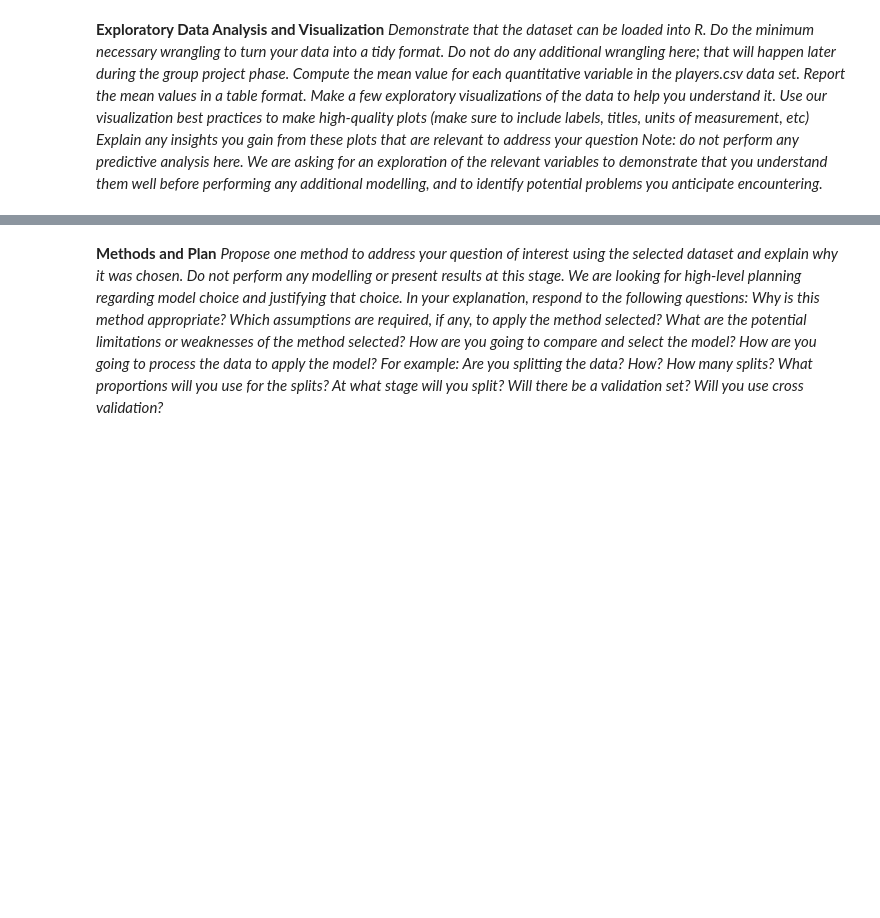
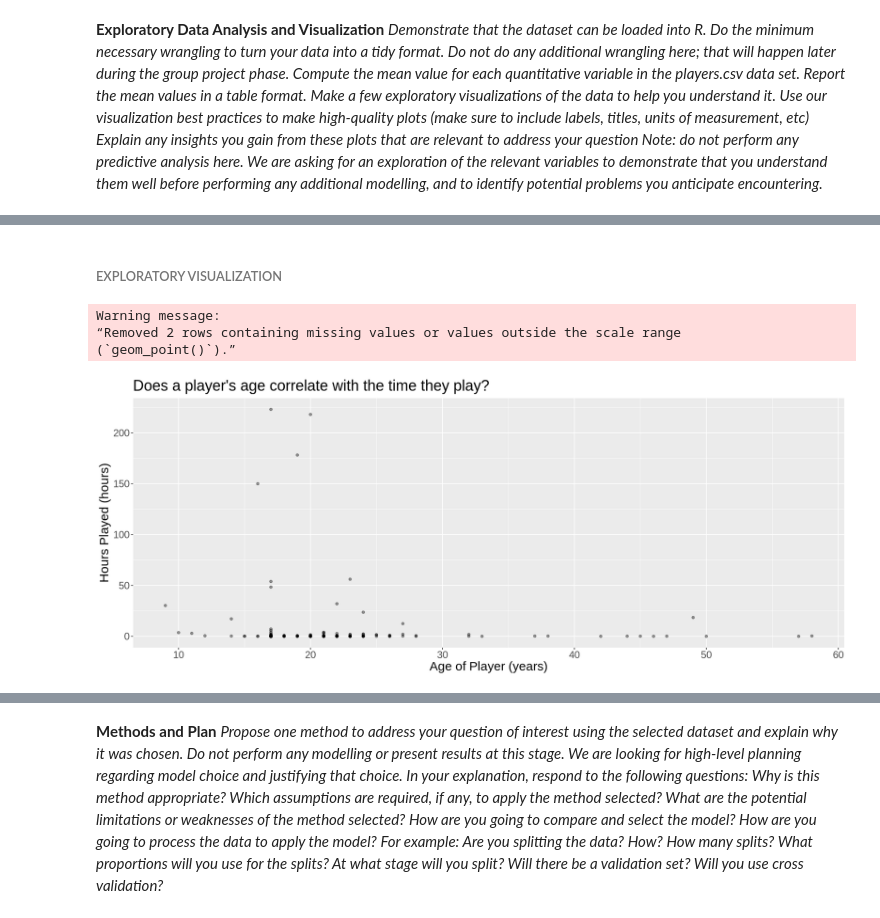
Before and after one commit to vicky-nak/Individual-Planning-Report, a Jupyter notebook: Individual Planning Report/Individual Planning Report.ipynb, the cells around one changed output, grey strips where cells are left out. Saved outputs shown, nothing was run; the diff lists cells and outputs as text; code cells hidden in the pictures; blank space fills up the shorter version.

Commit message:
Tidy data and First Exploratory Plot
Discussed why the dataset is already tidy and calculated the mean values of the quantitative values. Created a scatterplot comparing age vs. played_hours.

```diff
--- a/Individual Planning Report/Individual Planning Report.ipynb
+++ b/Individual Planning Report/Individual Planning Report.ipynb
@@ -110,0 +125,17 @@ Note: do not perform any predictive analysis here. We are asking for an explorat
+# %% [markdown]
+###### EXPLORATORY VISUALIZATION
+# %%
+# A scatterplot showing the relationship between age and hours players
+options(repr.plot.width = 15, repr.plot.height = 6)
+age_vs_played_hours <- players |>
+    ggplot(aes(x = Age, y = played_hours)) +
+           geom_point(alpha = 0.4) +
+           labs(x = "Age of Player (years)", y = "Hours Played (hours)") +
+           theme(text = element_text(size = 18)) +
+           ggtitle("Does a player's age correlate with the time they play?")
+age_vs_played_hours
+# %% [output]
+Warning message:
+“Removed 2 rows containing missing values or values outside the scale range
+(`geom_point()`).”
+[figure, added]
```
Also changed, not shown: parts of 12 cells of this notebook.
